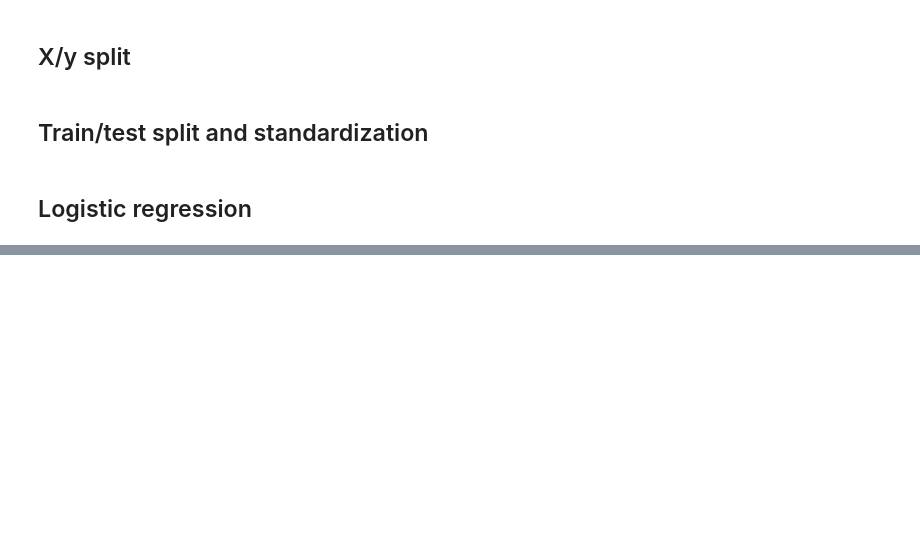
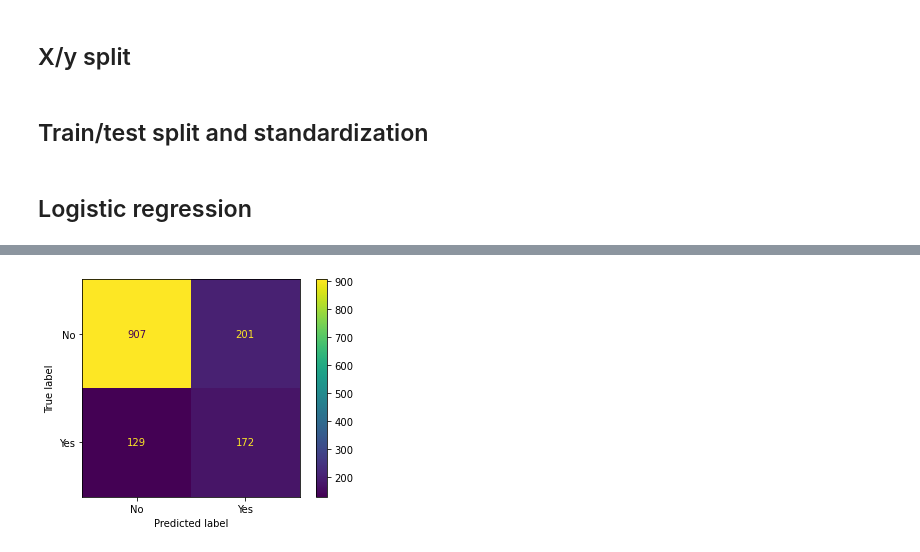
Before and after one commit to nelsonlage/Ironhack-labs, a Jupyter notebook: Customer_churn/Customer_churn.ipynb, the cells around one changed output, grey strips where cells are left out. Cells and saved outputs as stored; diff of their text form; code cells hidden in the pictures; blank space fills up the shorter version.

```diff
--- a/Customer_churn/Customer_churn.ipynb
+++ b/Customer_churn/Customer_churn.ipynb
@@ -148,0 +183,7 @@ The overall accuracy is 0.7937. The model is better at predicting the label 'No'
+# %%
+rdn_frst = RandomForestClassifier(random_state=42)
+rdn_frst.fit(X_train_scaled, y_train)
+
+y_hat = rdn_frst.predict(X_test_scaled)
+
+print(classification_report(y_hat, y_test,  digits=4))
@@ -148,0 +199,7 @@ The overall accuracy is 0.7937. The model is better at predicting the label 'No'
+# %%
+rdn_frst = RandomForestClassifier(random_state=42)
+rdn_frst.fit(X_train, y_train)
+
+y_hat = rdn_frst.predict(X_test)
+
+print(classification_report(y_hat, y_test,  digits=4))
@@ -148,0 +215,7 @@ The overall accuracy is 0.7937. The model is better at predicting the label 'No'
+# %%
+cm = confusion_matrix(y_hat, y_test)
+disp = ConfusionMatrixDisplay(cm, display_labels=rdn_frst.classes_)
+disp.plot()
+plt.show()
+# %% [output]
+[figure, added]
```
Also changed, not shown: parts of 24 cells of this notebook.
